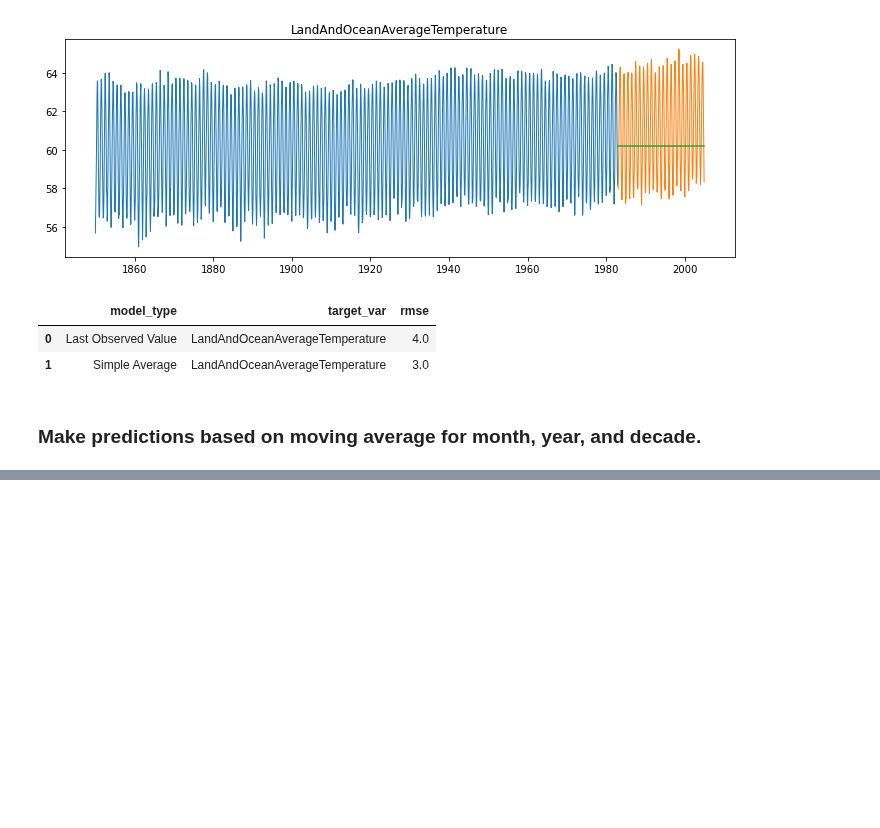
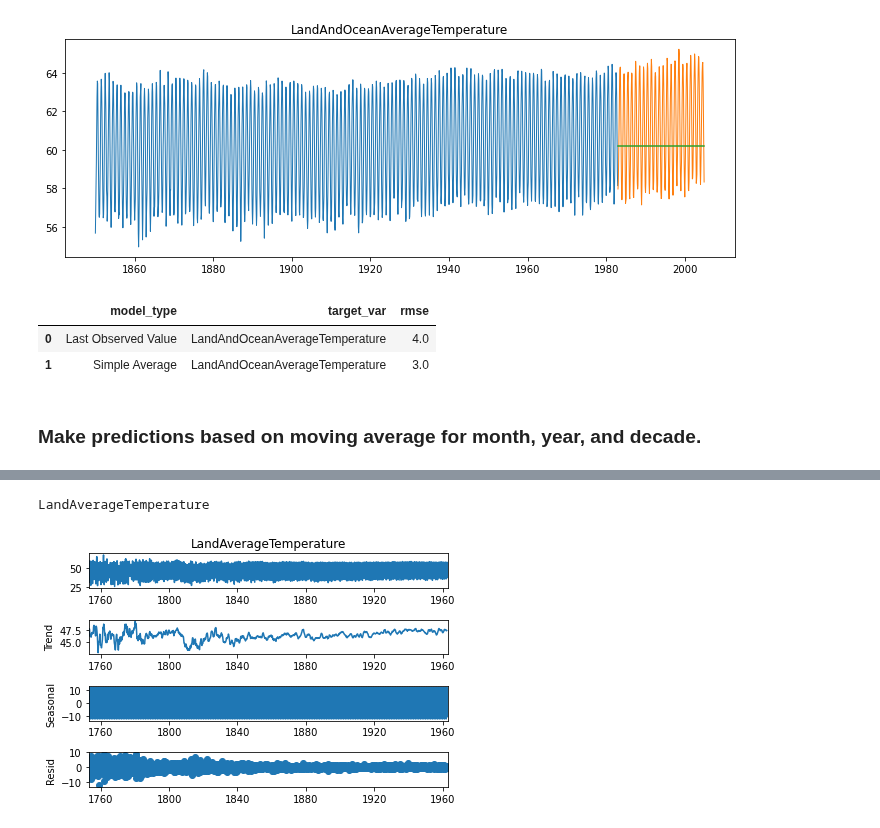
Before and after one commit to Johndsalas/earths_temperature_time_series, a Jupyter notebook: main_notebook.ipynb, the cells around one changed output, grey strips where cells are left out. Cells and saved outputs as stored; diff of their text form; code cells hidden in the pictures; blank space fills up the shorter version.

```diff
--- a/main_notebook.ipynb
+++ b/main_notebook.ipynb
@@ -447,0 +506,11 @@ eval_df_ocean
+# %%
+import statsmodels.api as sm
+
+col = 'LandAverageTemperature'
+
+print(col,'\n')
+_ = sm.tsa.seasonal_decompose(train_land[col].resample('M').mean()).plot()
+plt.show()
+# %% [output]
+LandAverageTemperature
+[figure, added]
```
Also changed, not shown: parts of 5 cells of this notebook.
